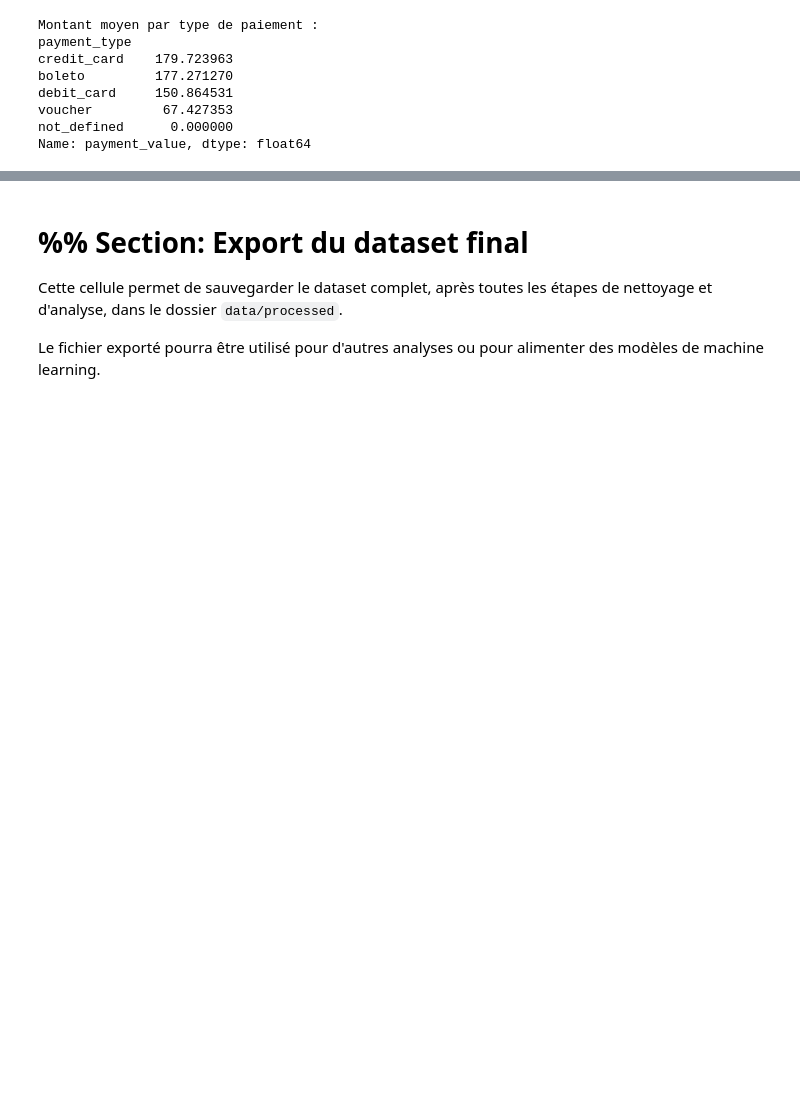
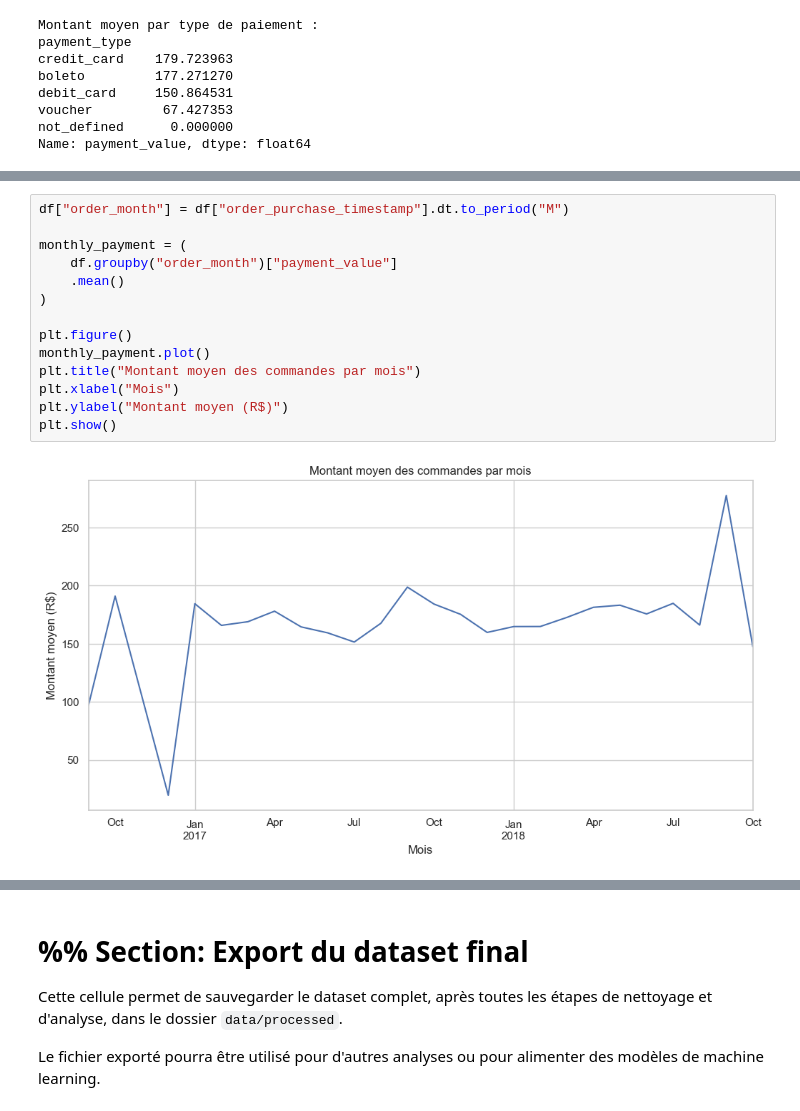
Before and after one commit to John-Do59/olist-sales-forecast, a Jupyter notebook: notebooks/eda.marimo.ipynb, the cells around one changed output, grey strips where cells are left out. Drawn from its saved outputs; the diff is of its cells as text; blank space fills up the shorter version.

```diff
--- a/notebooks/eda.marimo.ipynb
+++ b/notebooks/eda.marimo.ipynb
@@ -296,0 +360,16 @@ Name: payment_value, dtype: float64
+# %%
+df["order_month"] = df["order_purchase_timestamp"].dt.to_period("M")
+
+monthly_payment = (
+    df.groupby("order_month")["payment_value"]
+    .mean()
+)
+
+plt.figure()
+monthly_payment.plot()
+plt.title("Montant moyen des commandes par mois")
+plt.xlabel("Mois")
+plt.ylabel("Montant moyen (R$)")
+plt.show()
+# %% [output]
+[figure, added]
```
Also changed, not shown: parts of 20 cells of this notebook, 2 other files.
